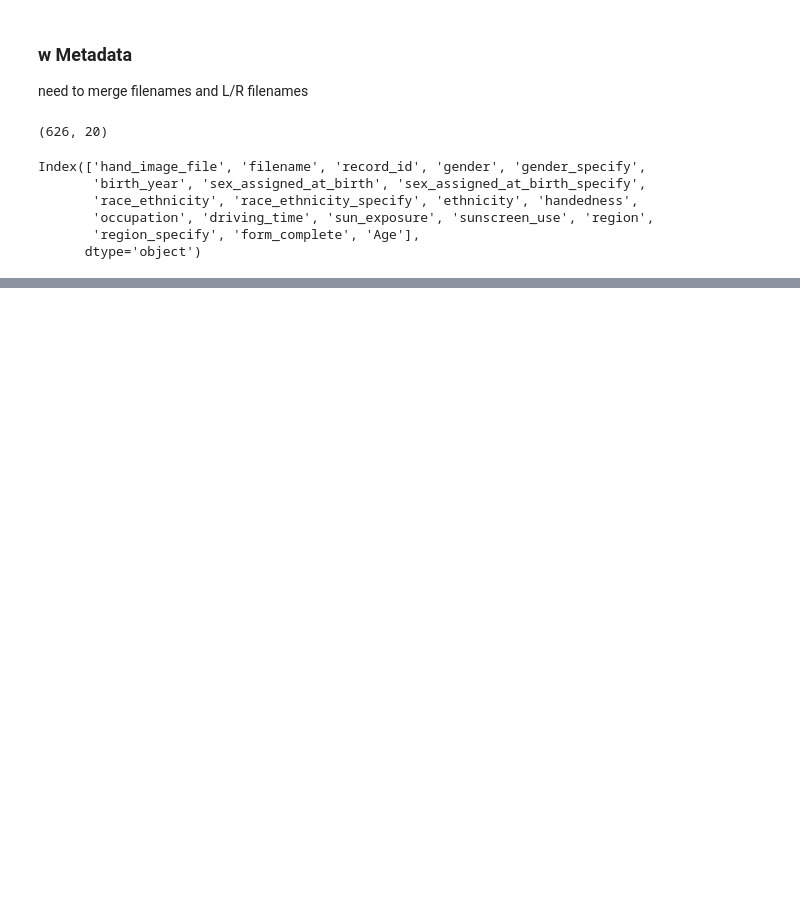
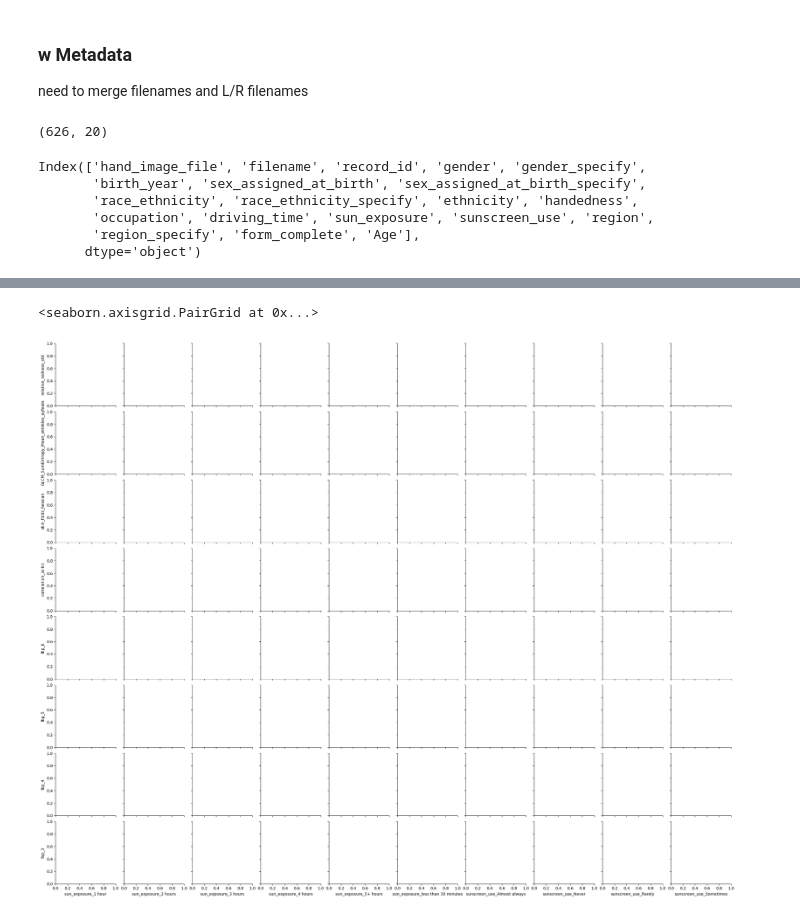
Before and after one commit to velexi-research/DermaML, a Jupyter notebook: notebooks/2024-11-08-NT-Feature-EDA.ipynb, the cells around one changed output, grey strips where cells are left out. Cells and saved outputs as stored; diff of their text form; code cells hidden in the pictures; blank space fills up the shorter version.

```diff
--- a/notebooks/2024-11-08-NT-Feature-EDA.ipynb
+++ b/notebooks/2024-11-08-NT-Feature-EDA.ipynb
@@ -187,0 +233,7 @@ KeyError: '`Styler.apply` and `.map` are not compatible with non-unique index or
+# %%
+sns.pairplot(data = eda,
+             x_vars=sun_columns,
+             y_vars=top_shap)
+# %% [output]
+<seaborn.axisgrid.PairGrid at 0x...>
+[figure, added]
```
Also changed, not shown: parts of 6 cells of this notebook.
